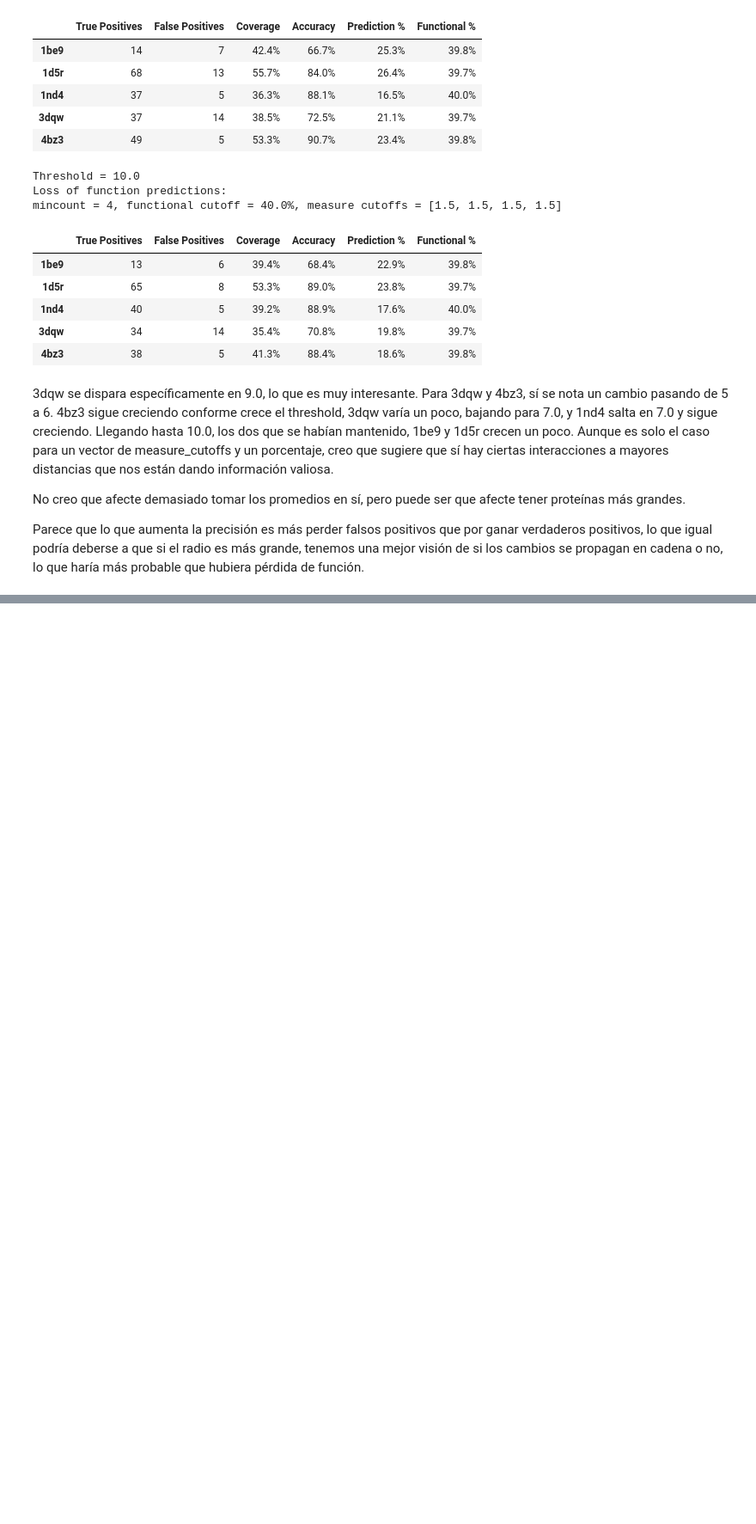
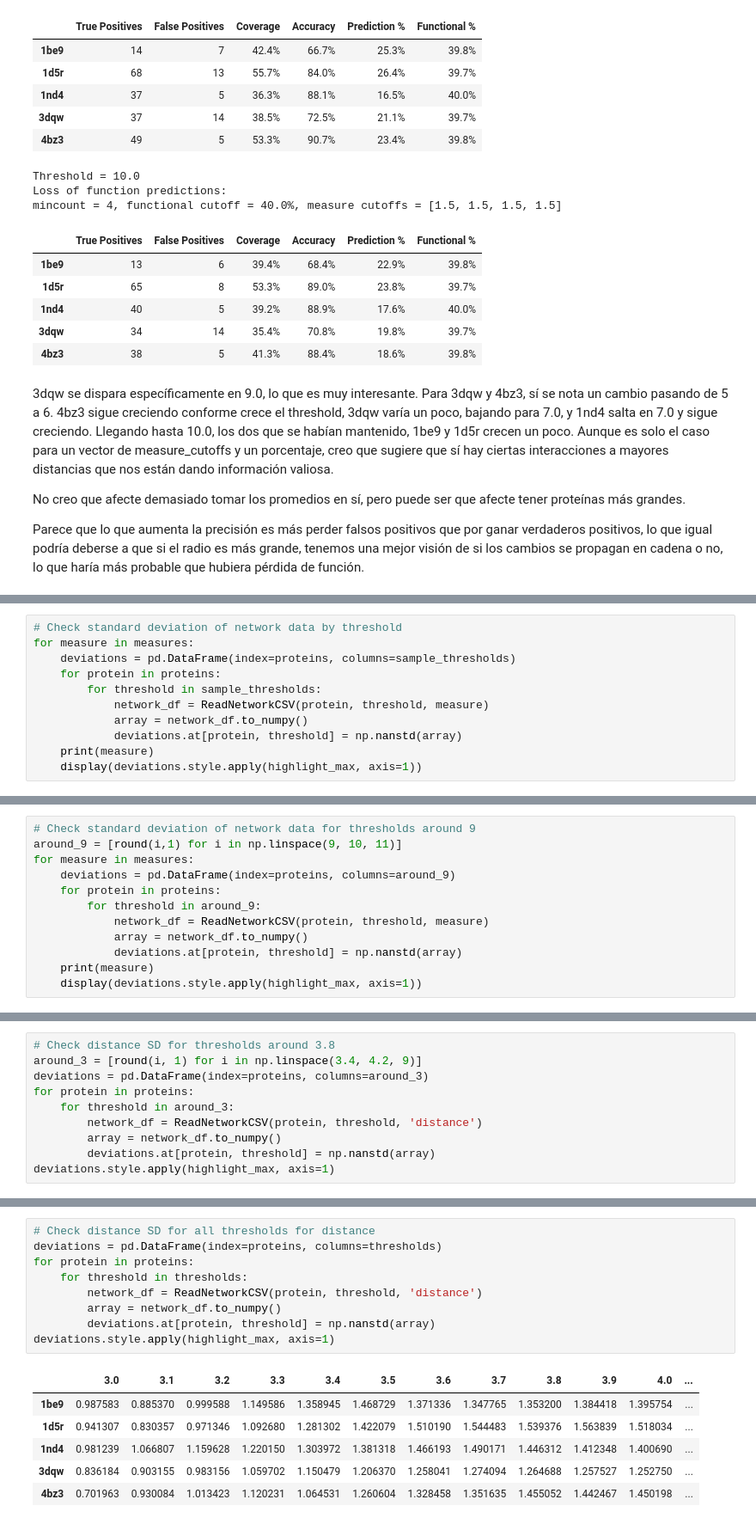
Before and after one commit to CrisSotomayor/perturbation-networks-get-data, a Jupyter notebook: data2.ipynb, the cells around one changed output, grey strips where cells are left out. Shown at 86% size. Drawn from its saved outputs; the diff is of its cells as text; blank space fills up the shorter version.

```diff
--- a/data2.ipynb
+++ b/data2.ipynb
@@ -1107,0 +1116,11 @@ Parece que lo que aumenta la precisión es más perder falsos positivos que por
+# %%
+# Check standard deviation of network data by threshold
+for measure in measures:
+    deviations = pd.DataFrame(index=proteins, columns=sample_thresholds)
+    for protein in proteins:
+        for threshold in sample_thresholds:
+            network_df = ReadNetworkCSV(protein, threshold, measure)
+            array = network_df.to_numpy()
+            deviations.at[protein, threshold] = np.nanstd(array)
+    print(measure)
+    display(deviations.style.apply(highlight_max, axis=1))
@@ -1107,0 +1156,12 @@ Parece que lo que aumenta la precisión es más perder falsos positivos que por
+# %%
+# Check standard deviation of network data for thresholds around 9
+around_9 = [round(i,1) for i in np.linspace(9, 10, 11)]
+for measure in measures:
+    deviations = pd.DataFrame(index=proteins, columns=around_9)
+    for protein in proteins:
+        for threshold in around_9:
+            network_df = ReadNetworkCSV(protein, threshold, measure)
+            array = network_df.to_numpy()
+            deviations.at[protein, threshold] = np.nanstd(array)
+    print(measure)
+    display(deviations.style.apply(highlight_max, axis=1))
@@ -1107,0 +1197,10 @@ Parece que lo que aumenta la precisión es más perder falsos positivos que por
+# %%
+# Check distance SD for thresholds around 3.8
+around_3 = [round(i, 1) for i in np.linspace(3.4, 4.2, 9)]
+deviations = pd.DataFrame(index=proteins, columns=around_3)
+for protein in proteins:
+    for threshold in around_3:
+        network_df = ReadNetworkCSV(protein, threshold, 'distance')
+        array = network_df.to_numpy()
+        deviations.at[protein, threshold] = np.nanstd(array)
+deviations.style.apply(highlight_max, axis=1)
@@ -1107,0 +1214,16 @@ Parece que lo que aumenta la precisión es más perder falsos positivos que por
+# %%
+# Check distance SD for all thresholds for distance
+deviations = pd.DataFrame(index=proteins, columns=thresholds)
+for protein in proteins:
+    for threshold in thresholds:
+        network_df = ReadNetworkCSV(protein, threshold, 'distance')
+        array = network_df.to_numpy()
+        deviations.at[protein, threshold] = np.nanstd(array)
+deviations.style.apply(highlight_max, axis=1)
+# %% [output]
+|  | 3.0 | 3.1 | 3.2 | 3.3 | 3.4 | 3.5 | 3.6 | 3.7 | 3.8 | 3.9 | 4.0 | ... |
+| 1be9 | 0.987583 | 0.885370 | 0.999588 | 1.149586 | 1.358945 | 1.468729 | 1.371336 | 1.347765 | 1.353200 | 1.384418 | 1.395754 | ... |
+| 1d5r | 0.941307 | 0.830357 | 0.971346 | 1.092680 | 1.281302 | 1.422079 | 1.510190 | 1.544483 | 1.539376 | 1.563839 | 1.518034 | ... |
+| 1nd4 | 0.981239 | 1.066807 | 1.159628 | 1.220150 | 1.303972 | 1.381318 | 1.466193 | 1.490171 | 1.446312 | 1.412348 | 1.400690 | ... |
+| 3dqw | 0.836184 | 0.903155 | 0.983156 | 1.059702 | 1.150479 | 1.206370 | 1.258041 | 1.274094 | 1.264688 | 1.257527 | 1.252750 | ... |
+| 4bz3 | 0.701963 | 0.930084 | 1.013423 | 1.120231 | 1.064531 | 1.260604 | 1.328458 | 1.351635 | 1.455052 | 1.442467 | 1.450198 | ... |
```
Also changed, not shown: parts of 17 cells of this notebook.
